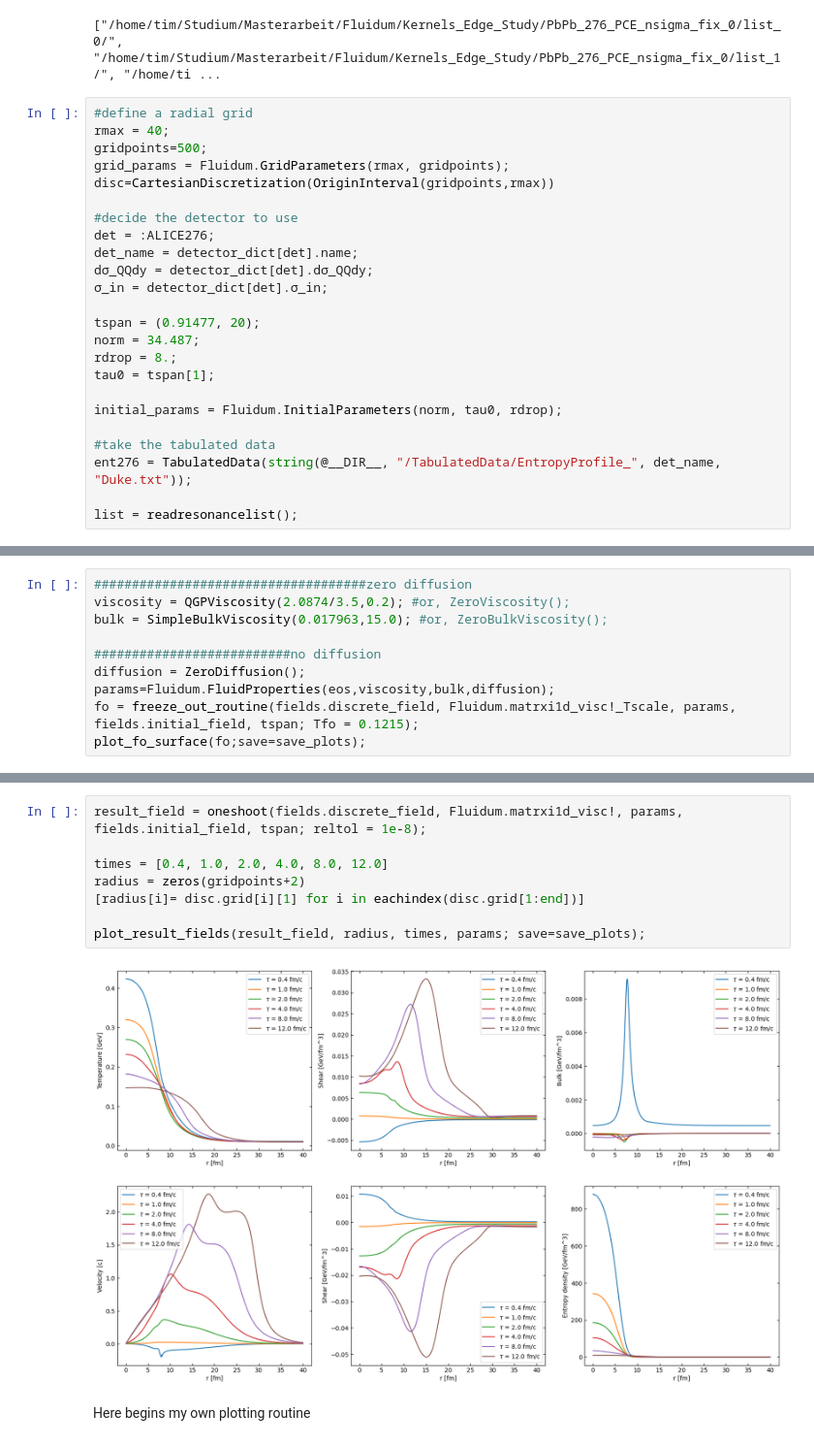
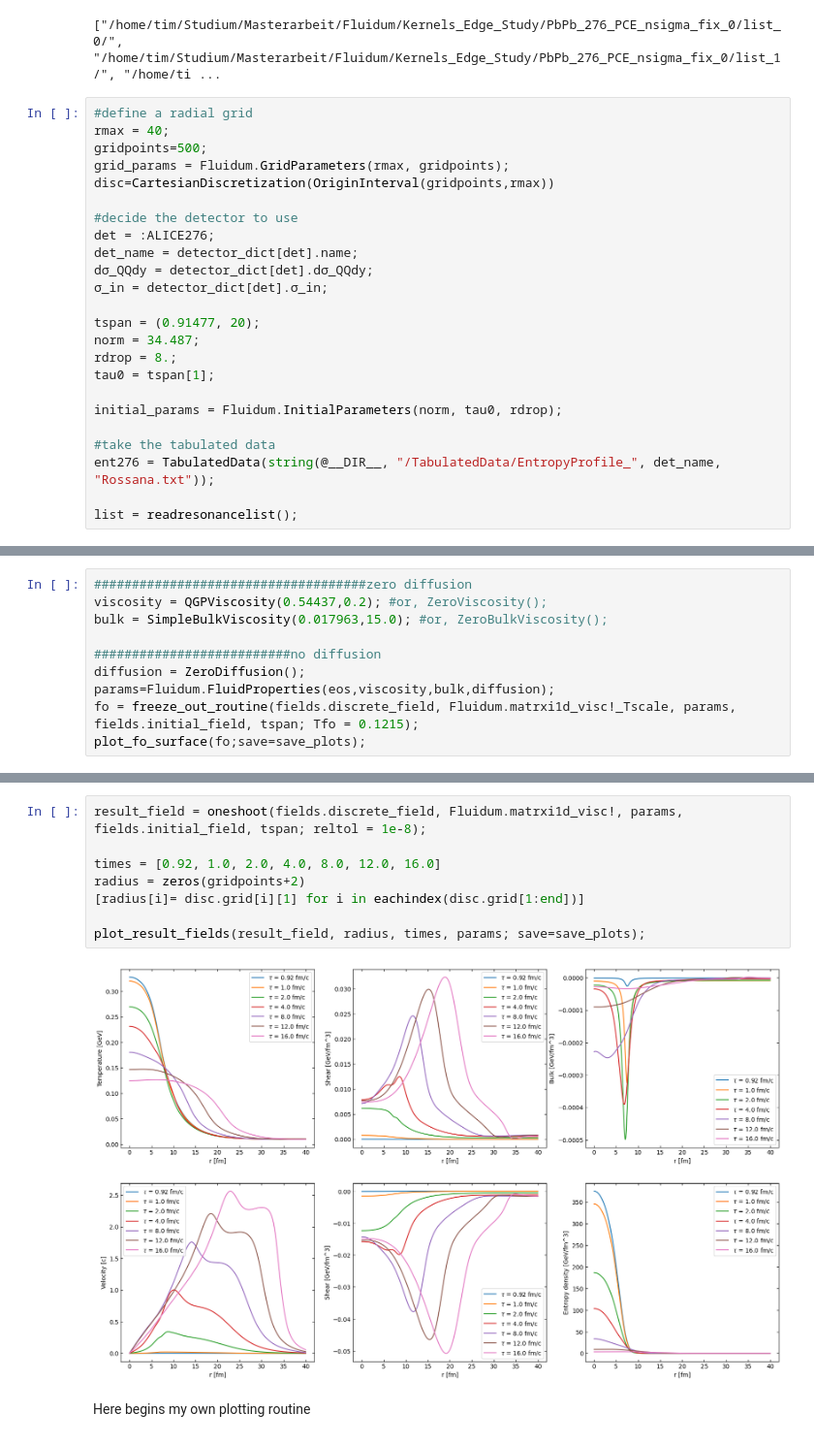
Before and after one commit to Claitos/PionExcessStudy, a Jupyter notebook: edge_study_PbPb276.ipynb, the cells around one changed output, grey strips where cells are left out. Shown at 97% size. Cells and saved outputs as stored; diff of their text form.

```diff
--- a/edge_study_PbPb276.ipynb
+++ b/edge_study_PbPb276.ipynb
@@ -46,7 +46,7 @@ tau0 = tspan[1];
 initial_params = Fluidum.InitialParameters(norm, tau0, rdrop);
 
 #take the tabulated data
-ent276 = TabulatedData(string(@__DIR__, "/TabulatedData/EntropyProfile_", det_name, "Duke.txt"));
+ent276 = TabulatedData(string(@__DIR__, "/TabulatedData/EntropyProfile_", det_name, "Rossana.txt"));
 
 list = readresonancelist();
 # %%
@@ -63,6 +63,6 @@ plot_initial_field(fields; save=save_plots, path="Plots/initial_field_pce.png");
 # %%
 ####################################zero diffusion
-viscosity = QGPViscosity(2.0874/3.5,0.2); #or, ZeroViscosity();
+viscosity = QGPViscosity(0.54437,0.2); #or, ZeroViscosity();
 bulk = SimpleBulkViscosity(0.017963,15.0); #or, ZeroBulkViscosity();
 
 ##########################no diffusion
@@ -75,13 +75,13 @@ plot_fo_surface(fo;save=save_plots);
 # %%
 result_field = oneshoot(fields.discrete_field, Fluidum.matrxi1d_visc!, params, fields.initial_field, tspan; reltol = 1e-8);
 
-times = [0.4, 1.0, 2.0, 4.0, 8.0, 12.0]
+times = [0.92, 1.0, 2.0, 4.0, 8.0, 12.0, 16.0]
 radius = zeros(gridpoints+2)
 [radius[i]= disc.grid[i][1] for i in eachindex(disc.grid[1:end])]
 
 plot_result_fields(result_field, radius, times, params; save=save_plots);
 # %% [output]
-[figure, old version]
+[figure, new version]
 # %% [markdown]
 Here begins my own plotting routine
 # %%
```
Also changed, not shown: parts of 10 cells of this notebook, 15 other files.
